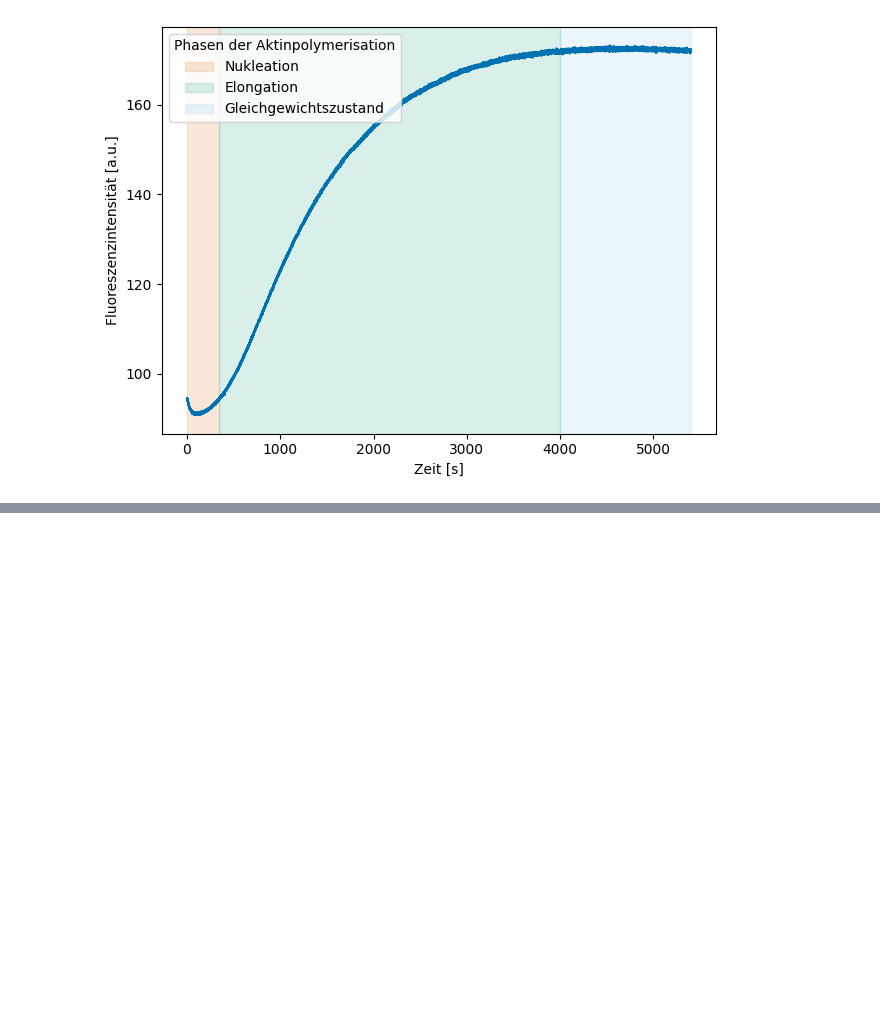
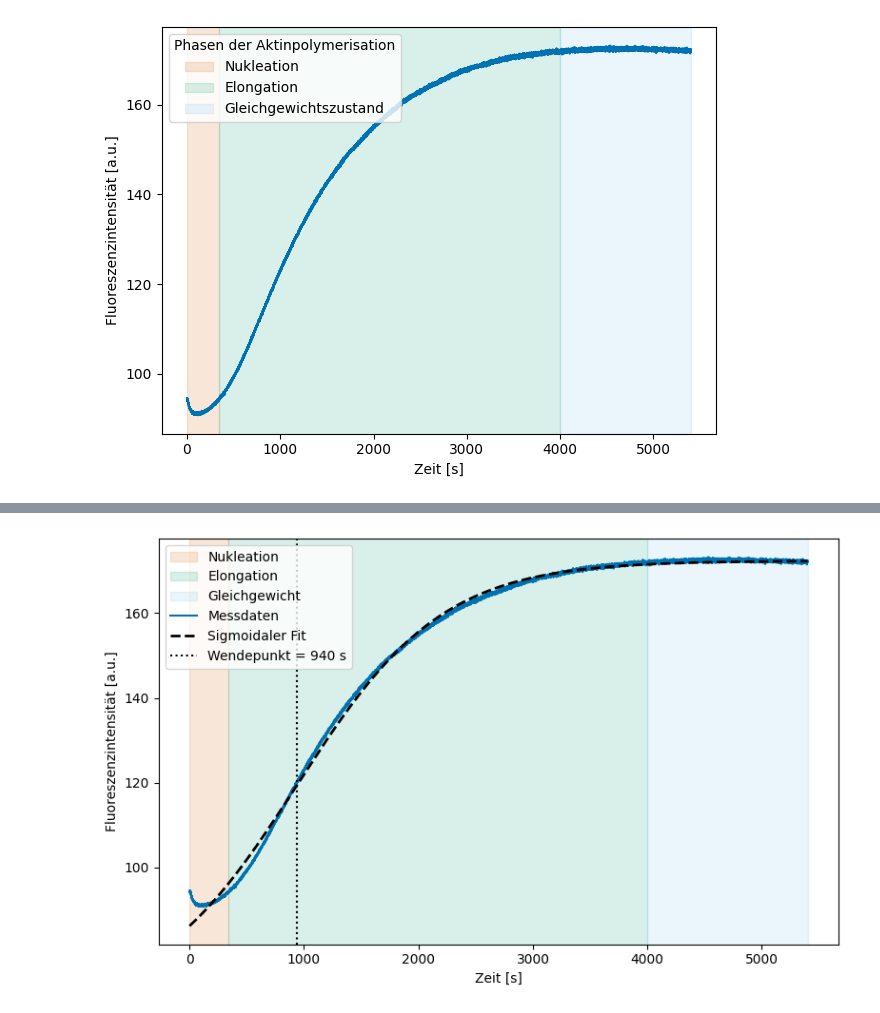
Before and after one commit to DaSch314/BPC-FILM, a Jupyter notebook: NBD.ipynb, the cells around one changed output, grey strips where cells are left out. Cells and saved outputs as stored; diff of their text form; code cells hidden in the pictures; blank space fills up the shorter version.

```diff
--- a/NBD.ipynb
+++ b/NBD.ipynb
@@ -147,0 +59,92 @@ RMSE = 1.1512201991524766
+# %%
+import numpy as np
+import matplotlib.pyplot as plt
+from scipy.optimize import curve_fit
+
+# -------------------------------------------------
+# Daten einlesen
+# -------------------------------------------------
+with open("g7.td") as f:
+    for i, line in enumerate(f):
+        if line.strip() == "#DATA":
+            start = i + 1
+            break
+
+data = np.loadtxt("g7.td", skiprows=start)
+
+x = data[:, 0]   # Zeit [s]
+y = data[:, 1]   # Fluoreszenz [a.u.]
+
+# -------------------------------------------------
+# Sigmoid-Funktion (logistisch)
+# -------------------------------------------------
+def sigmoid(t, A, K, r, t0):
+    return A + K / (1 + np.exp(-r * (t - t0)))
+
+# -------------------------------------------------
+# Initialwerte (wichtig für flache Nukleation!)
+# -------------------------------------------------
+A0 = np.min(y)
+K0 = np.max(y) - np.min(y)
+r0 = 0.002           # bewusst klein → flache Startphase
+t0_0 = 1500          # grober Wendepunkt
+
+p0 = [A0, K0, r0, t0_0]
+
+# -------------------------------------------------
+# Fit
+# -------------------------------------------------
+params, cov = curve_fit(sigmoid, x, y, p0=p0, maxfev=10000)
+A, K, r, t0 = params
+
+y_fit = sigmoid(x, A, K, r, t0)
+
+# -------------------------------------------------
+# Steigung im Wendepunkt
+# -------------------------------------------------
+slope_inflection = K * r / 4
+
+# -------------------------------------------------
+# R² berechnen
+# -------------------------------------------------
+residuals = y - y_fit
+ss_res = np.sum(residuals**2)
+ss_tot = np.sum((y - np.mean(y))**2)
+r_squared = 1 - ss_res / ss_tot
+
+# -------------------------------------------------
+# Plot
+# -------------------------------------------------
+plt.figure(figsize=(8,5))
+
+# Phasen
+lag = plt.axvspan(0, 343, color='#D55E00', alpha=0.15, label="Nukleation")
+exp = plt.axvspan(343, 4000, color='#009E73', alpha=0.15, label="Elongation")
+plateau = plt.axvspan(4000, 5400, color='#56B4E9', alpha=0.12, label="Gleichgewicht")
+
+# Daten + Fit
+plt.plot(x, y, color="#0072B2", label="Messdaten")
+plt.plot(x, y_fit, "k--", linewidth=2, label="Sigmoidaler Fit")
+
+# Wendepunkt
+plt.axvline(t0, color="k", linestyle=":", label=f"Wendepunkt = {t0:.0f} s")
+
+plt.xlabel("Zeit [s]")
+plt.ylabel("Fluoreszenzintensität [a.u.]")
+plt.legend(loc="upper left")
+plt.tight_layout()
+plt.show()
+
+# -------------------------------------------------
+# Ausgabe
+# -------------------------------------------------
+print("Fit-Parameter:")
+print(f"A  (Baseline)        = {A:.2f}")
+print(f"K  (Amplitude)       = {K:.2f}")
+print(f"r  (Rate)            = {r:.4e} 1/s")
+print(f"t0 (Wendepunkt)      = {t0:.1f} s")
+print()
+print(f"Steigung am Wendepunkt = {slope_inflection:.3f} a.u./s")
+print(f"R² = {r_squared:.4f}")
+# %% [output]
+[figure, added]
```
Also changed, not shown: parts of 8 cells of this notebook, 1 other file.
